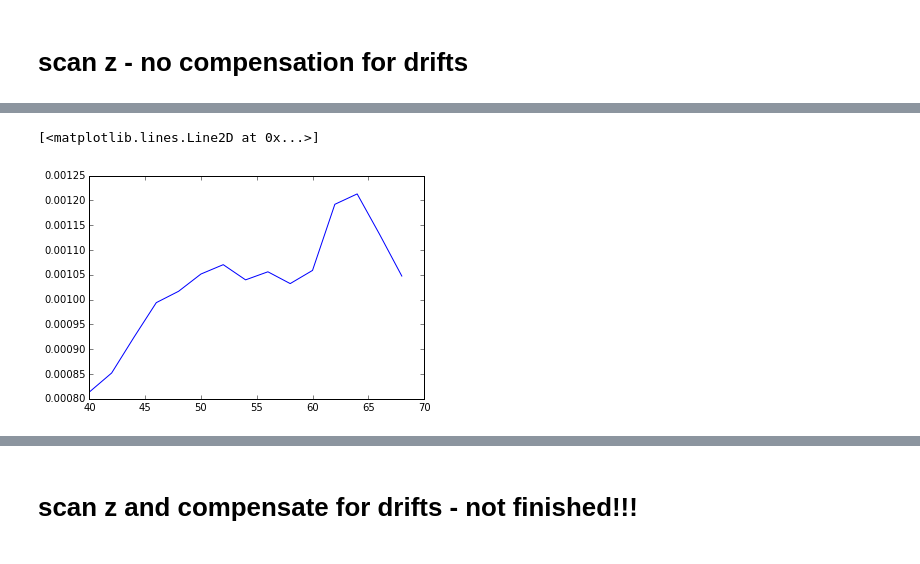
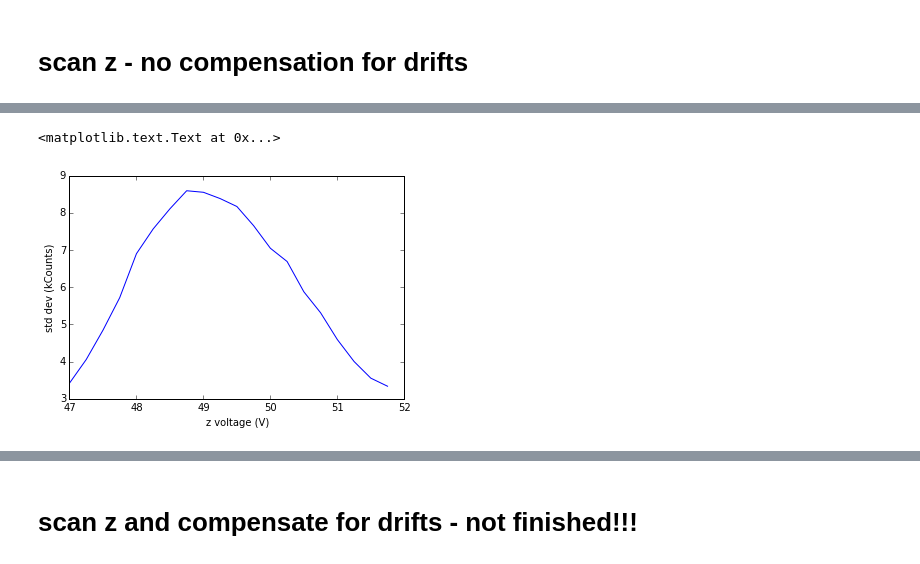
Before and after one commit to LISE-B26/pylabcontrol, a Jupyter notebook: functions/test_tracking/scan_focus_taking_images.ipynb, the cells around one changed output, grey strips where cells are left out. Saved outputs shown, nothing was run; the diff lists cells and outputs as text; code cells hidden in the pictures.

Commit message:
AK: started NV tracking

```diff
--- a/functions/test_tracking/scan_focus_taking_images.ipynb
+++ b/functions/test_tracking/scan_focus_taking_images.ipynb
@@ -2,27 +33,3 @@
 1+2
 # %% [output]
 3
-# %%
-import matplotlib.pyplot as plt
-
-import numpy as np
-%matplotlib inline
-
-
-# add additional path to import scripts used in gui
-import sys
-sys.path.append('C:/Users/Experiment/PycharmProjects/PythonLab')
-from functions.save_array_to_disk import *
-import functions.ScanPhotodiode_DAQ as GalvoScan
-import hardware_modules.PiezoController as pc
-import functions.tracking as track
-
-# set variables =============================================
-# ===========================================================
-
-axis = 'X'
-
-
-clim_min, clim_max = -0.03, 0
-
-xController = pc.MDT693A('X')
@@ -44,7 +49,7 @@ def acquire_roi_and_show(roi, title =''):
     p = plt.pcolor(X, Y, image_data)
     # p = plt.imshow(image_data, interpolation="nearest")
     plt.colorbar()
-    p.set_clim(clim_min, clim_max)
+#     p.set_clim(clim_min, clim_max)
     plt.xlim([xVmin, xVmax])
     plt.ylim([yVmin, yVmax])
     plt.title(title)
@@ -58,16 +63,16 @@ def acquire_roi_and_show(roi, title =''):
 # ===========================================================
 
 roi_initial =  {
-        "xo": 0.09, 'yo': 0,
-        "dx": 0.2, 'dy': 0.2,
-        'xPts': 80, 'yPts': 80
+        "xo": .26, 'yo': -.25,
+        "dx": 0.05, 'dy': 0.05,
+        'xPts': 50, 'yPts': 50
     }
 
 
 
 timePerPt = 0.001
 
-voltages = np.arange(40,70,2)
+voltages = np.arange(47,52,.25)
 
 # ony needed if saving data
 dirpath = 'Z:/Lab/Cantilever/Measurements/150526_Silicon_nitride_with_1um_pads/Box_c4_r3_ScanFocus_Beam_6/'
@@ -85,11 +90,11 @@ image_std_dev = []
 
 for counter, voltage in enumerate(voltages):
 
-    print 'voltage {:0.1f}V' .format(voltage)
+    title = 'Image at {:0.2f} V'.format(voltage)
     # set focus
     xController.setVoltage(voltage)
 
-    image_data = acquire_roi_and_show(roi_initial)
+    image_data = acquire_roi_and_show(roi_initial, title)
 
     image_std_dev.append( [voltage, np.std(image_data)])
 
@@ -112,7 +117,12 @@ voltage 50.0V
 # %%
 std_dev_data = np.array(image_std_dev)
-plt.plot(std_dev_data[:, 0], std_dev_data[:,1])
+plt.plot(std_dev_data[:, 0], std_dev_data[:,1]);
+
+
+
+plt.xlabel('z voltage (V)')
+plt.ylabel('std dev (kCounts)')
 # %% [output]
-[<matplotlib.lines.Line2D at 0x...>]
+<matplotlib.text.Text at 0x...>
-[figure, old version]
+[figure, new version]
 # %%
```
Also changed, not shown: parts of 5 cells of this notebook, 5 other files.
